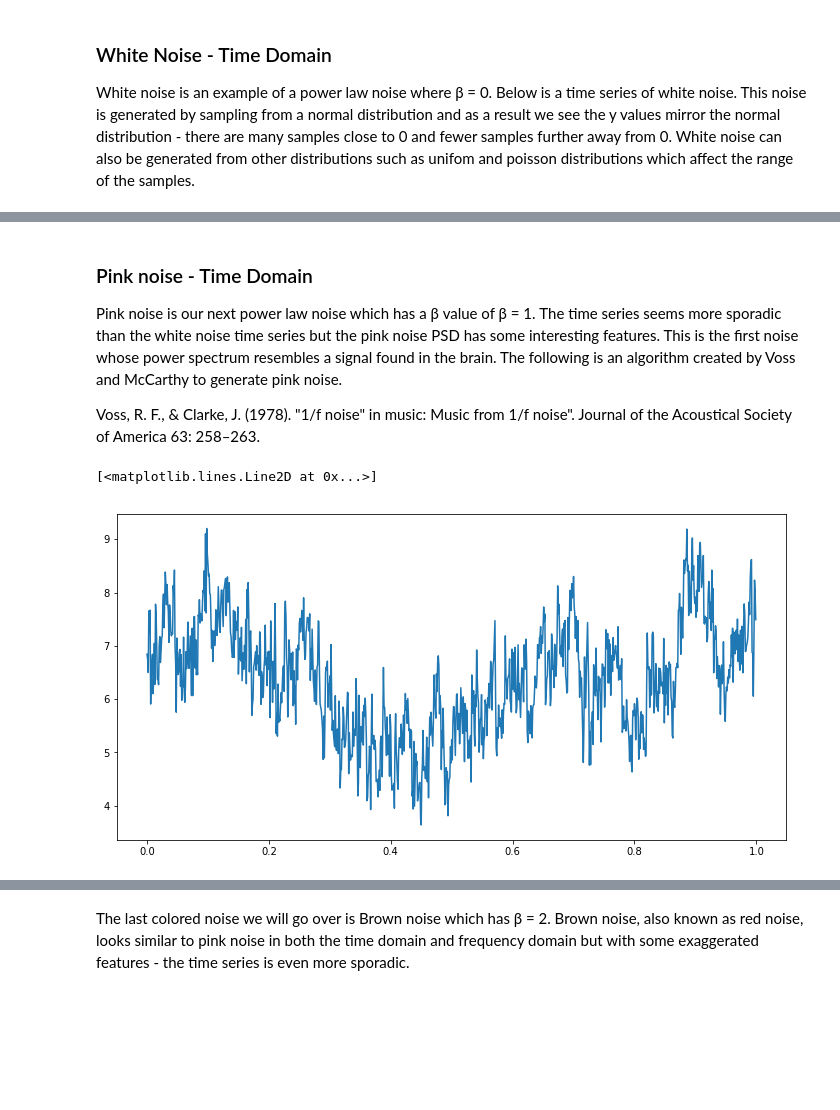
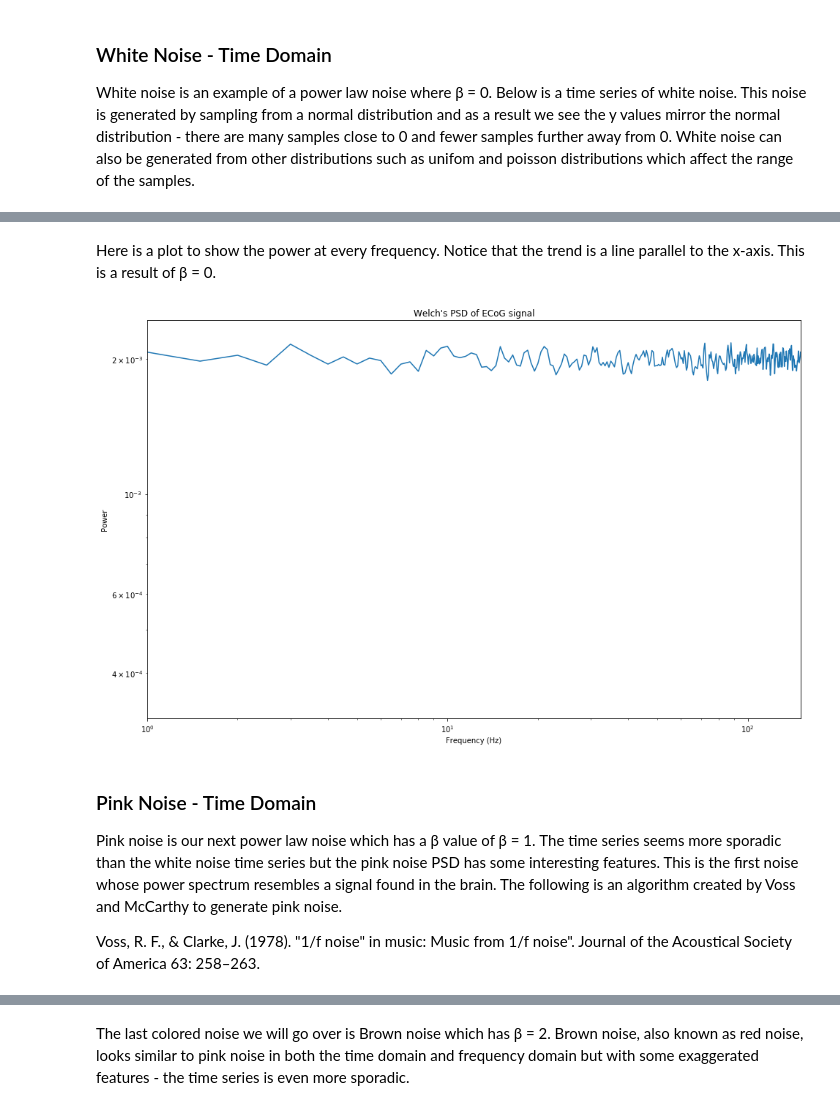
Before and after one commit to voytekresearch/Tutorials, a Jupyter notebook: 06-ColoredNoise.ipynb, the cells around one changed output, grey strips where cells are left out. Saved outputs shown, nothing was run; the diff lists cells and outputs as text; code cells hidden in the pictures; blank space fills up the shorter version.

Commit message:
reworked 00, added welches to 06, added periods all around

```diff
--- a/06-ColoredNoise.ipynb
+++ b/06-ColoredNoise.ipynb
@@ -73,5 +26,11 @@ Text(0.5,1,'FFT of White Noise')
+# %% [markdown]
+Here is a plot to show the power at every frequency. Notice that the trend is a line parallel to the x-axis. This is a result of β = 0.
+# %%
+white_welch(white_data,fs)
+# %% [output]
+[figure, added]
 # %% [markdown]
-### Pink noise - Time Domain
+### Pink Noise - Time Domain
 
 Pink noise is our next power law noise which has a β value of β = 1. The time series seems more sporadic than the white noise time series but the pink noise PSD has some interesting features. This is the first noise whose power spectrum resembles a signal found in the brain. The following is an algorithm created by Voss and McCarthy to generate pink noise.
 
@@ -106,11 +37,0 @@ def voss(nrows, ncols=16):
-# %%
-pink_data = voss(1000000)
-fs = 1000
-t = np.arange(len(pink_data))/fs
-
-#plot 1 second of pink noise data
-plt.figure(figsize=[12,6])
-plt.plot(t[0:1000], pink_data[0:1000]) #plot samples over time
-# %% [output]
-[<matplotlib.lines.Line2D at 0x...>]
-[figure, removed]
```
Also changed, not shown: parts of 25 cells of this notebook, 3 other files.
